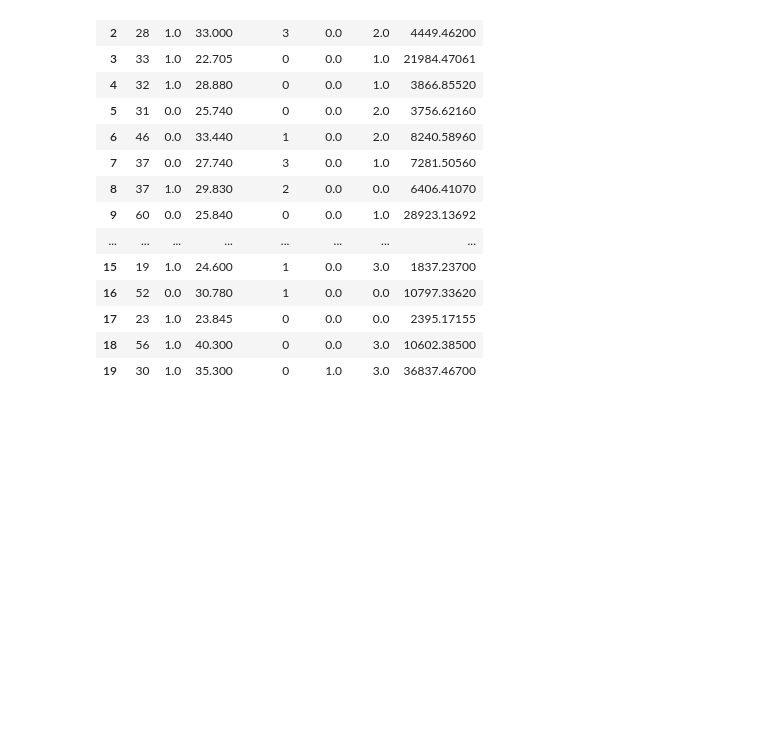
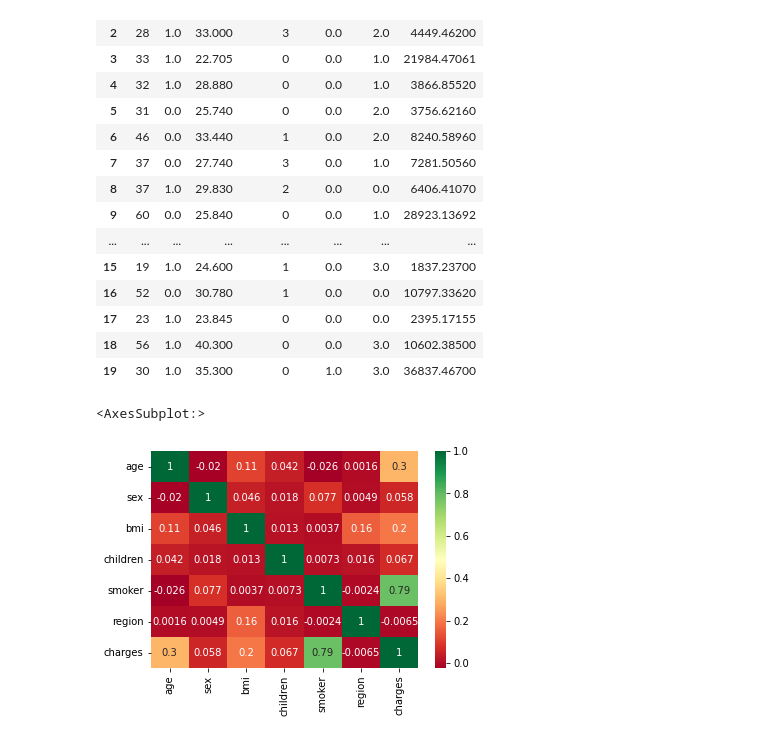
Before and after one commit to ewagaka/ML_regresja, a Jupyter notebook: ML_regresja_projekt.ipynb, the cells around one changed output. Saved outputs shown, nothing was run; the diff lists cells and outputs as text; code cells hidden in the pictures; blank space fills up the shorter version.

```diff
--- a/ML_regresja_projekt.ipynb
+++ b/ML_regresja_projekt.ipynb
@@ -93,3 +93,12 @@ df_copy.head(20)
 | 17 | 23 | 1.0 | 23.845 | 0 | 0.0 | 0.0 | 2395.17155 |
 | 18 | 56 | 1.0 | 40.300 | 0 | 0.0 | 3.0 | 10602.38500 |
 | 19 | 30 | 1.0 | 35.300 | 0 | 1.0 | 3.0 | 36837.46700 |
+# %%
+#liczenie korelacji między zmiennymi
+count_corr=df_copy.corr()
+
+#heatmapa
+sns.heatmap(count_corr, cmap= 'RdYlGn',annot=True)
+# %% [output]
+<AxesSubplot:>
+[figure, added]
```
Also changed, not shown: parts of 6 cells of this notebook.
